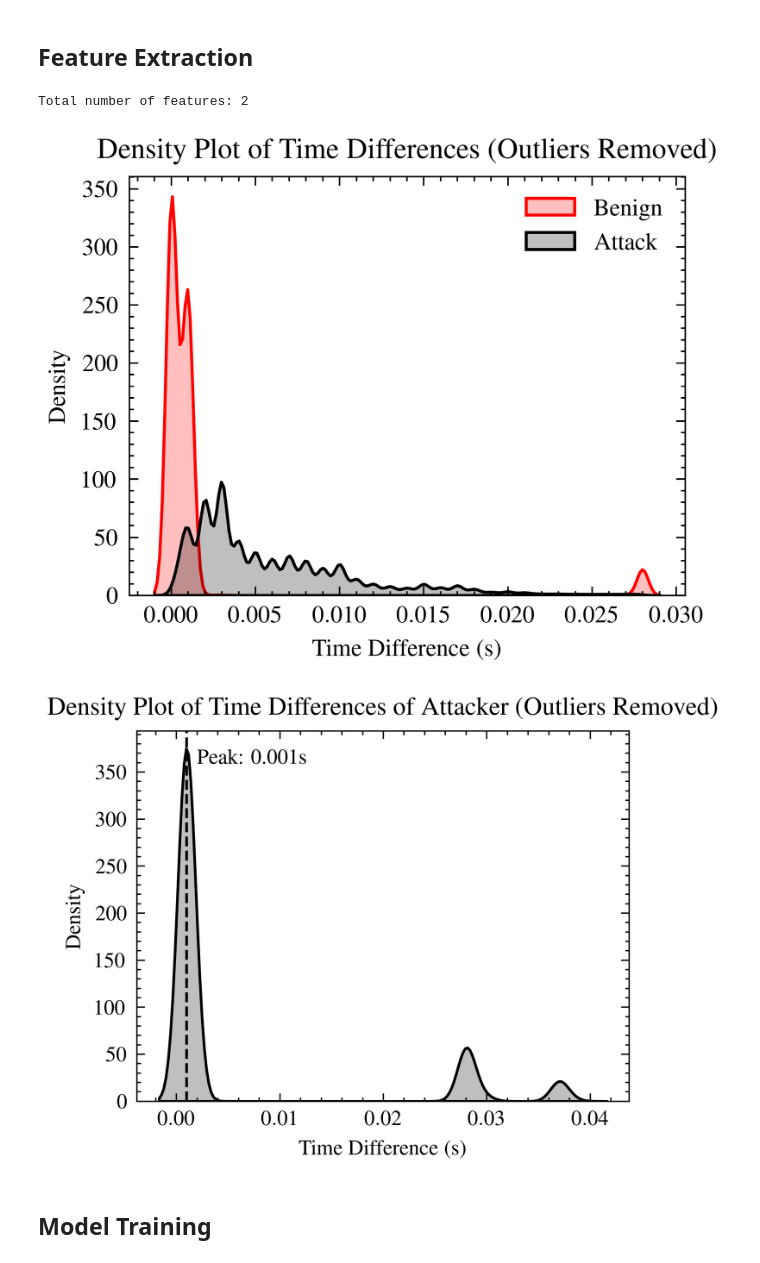
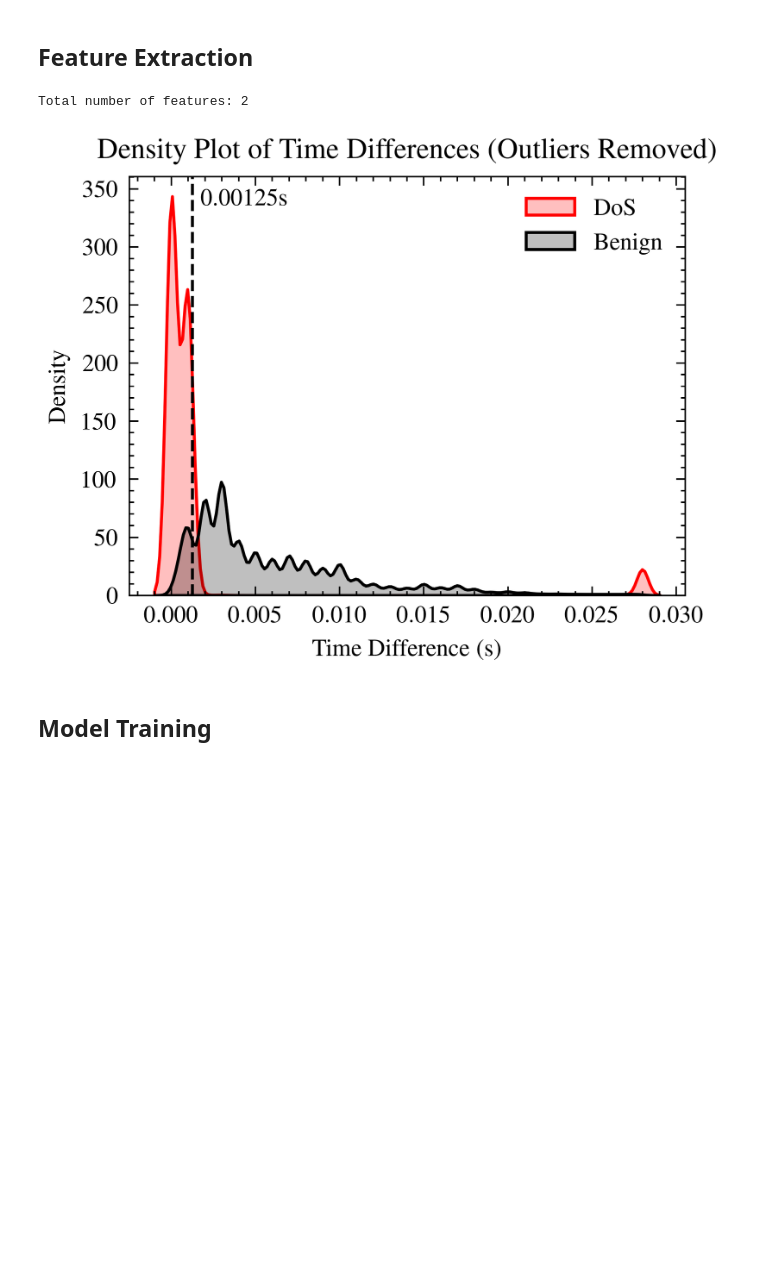
Before and after one commit to mohdfareed/bt-attacks-detector, a Jupyter notebook: notebooks/exp_9.ipynb, the cells around one changed output. Cells and saved outputs as stored; diff of their text form; code cells hidden in the pictures; blank space fills up the shorter version.

```diff
--- a/notebooks/exp_9.ipynb
+++ b/notebooks/exp_9.ipynb
@@ -251,62 +251,33 @@ save_npz(FEATURES_TEST, test_features)
 # %%
 # report feature extraction results
 print(f"Total number of features: {train_features.shape[1]}")
 
 # filter out outliers from time differences
 time_diffs = np.ravel(train_time.toarray())  # type: ignore
 time_df = pd.DataFrame({"Time_Diffs": time_diffs, "Type": train_labels})
 lower_bound, upper_bound = time_df["Time_Diffs"].quantile([0.05, 0.92])
 filtered_time_df = time_df[
     (time_df["Time_Diffs"] > lower_bound)
     & (time_df["Time_Diffs"] < upper_bound)
 ]
 # plot density of time differences
 plt.figure()
 sns.kdeplot(data=filtered_time_df, x="Time_Diffs", hue="Type", fill=True)
+plt.axvline(x=0.00125, color="black", linestyle="--", label="Peak")
+plt.text(
+    x=0.00125 + 0.0005,
+    y=plt.ylim()[1] * 0.97,
+    s=f"{0.00125:.5f}s",
+    verticalalignment="top",
+)
 plt.title("Density Plot of Time Differences (Outliers Removed)")
 plt.xlabel("Time Difference (s)")
 plt.ylabel("Density")
-plt.legend(["Benign", "Attack"])
+plt.legend(["DoS", "Benign"])
 plt.show()
-
-# filter attack packets by second most common source
-attack_source = dataset[dataset["Type"] == 1]["Source"].value_counts().index[1]
-attack_source_ds = dataset[dataset["Source"] == attack_source]
-# filter out outliers from time differences
-attack_time = attack_source_ds[["Time"]].diff().fillna(0)
-attack_time = csr_matrix(attack_time)
-attack_time_diffs = np.ravel(attack_time.toarray())  # type: ignore
-attack_time_df = pd.DataFrame(
-    {"Time_Diffs": attack_time_diffs, "Type": attack_source_ds["Type"]}
-)
-lower_bound, upper_bound = attack_time_df["Time_Diffs"].quantile([0.05, 0.92])
-filtered_attack_time_df = attack_time_df[
-    (attack_time_df["Time_Diffs"] > lower_bound)
-    & (attack_time_df["Time_Diffs"] < upper_bound)
-]
-# plot density of time differences (add dashed vertical line at peak)
-plt.figure()
-sns.kdeplot(
-    data=filtered_attack_time_df,
-    x="Time_Diffs",
-    fill=True,
-)
-mode_time_diffs = filtered_attack_time_df["Time_Diffs"].mode()[0]
-plt.axvline(x=mode_time_diffs, color="black", linestyle="--", label="Peak")
-plt.text(
-    x=mode_time_diffs + 0.001,
-    y=plt.ylim()[1] * 0.95,
-    s=f"Peak: {mode_time_diffs:.3f}s",
-    verticalalignment="top",
-)
-plt.title(f"Density Plot of Time Differences of Attacker (Outliers Removed)")
-plt.xlabel("Time Difference (s)")
-plt.ylabel("Density")
-plt.show()
 # %% [output]
 Total number of features: 2
-[figure, old version]
+[figure, new version]
-[figure, removed]
 # %% [markdown]
 ## Model Training
 # %%
```
Also changed, not shown: parts of 1 cell of this notebook, 2 other files.
